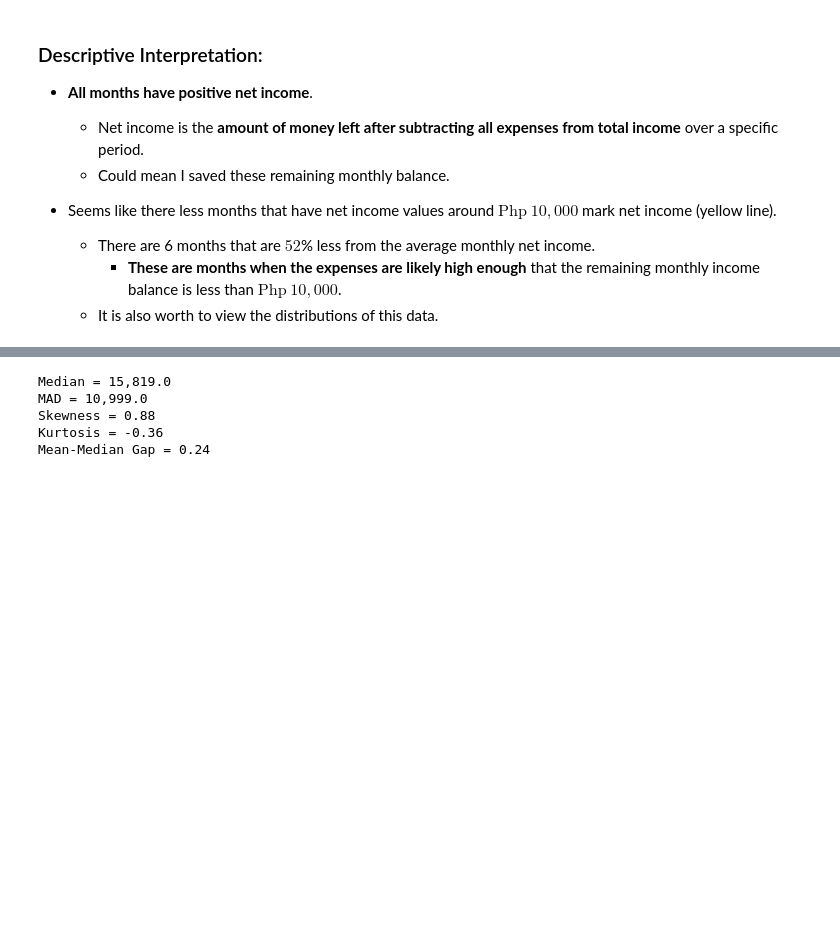
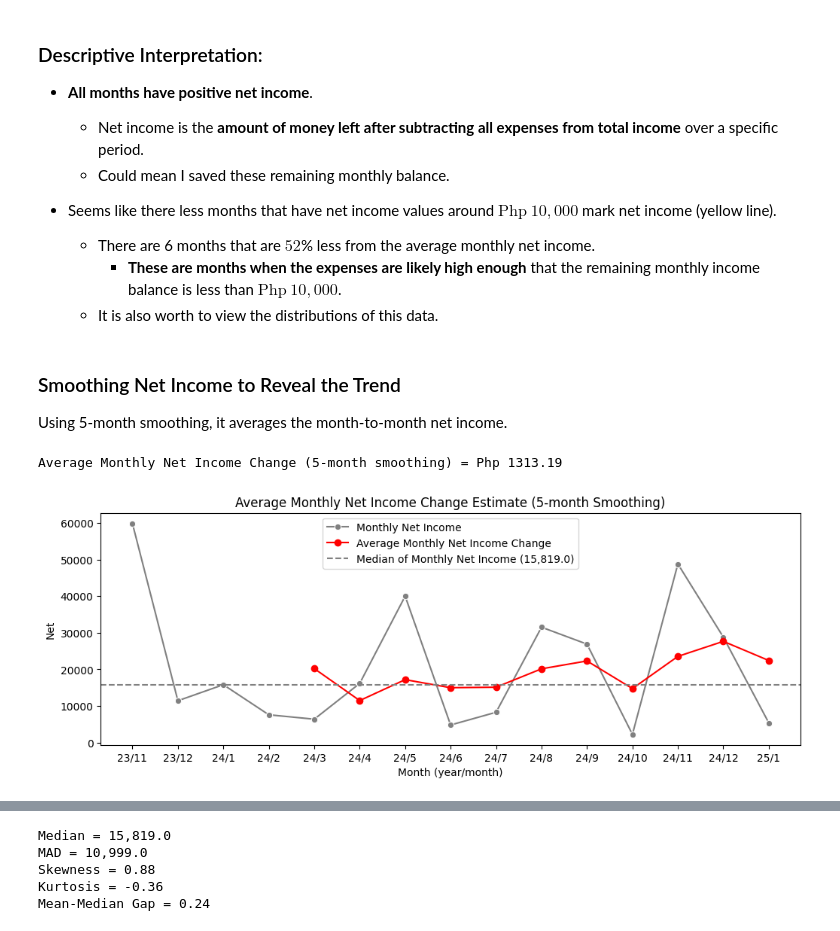
Before and after one commit to Ivan-Alexis-Tan/Finance-Manager, a Jupyter notebook: Personal Finance Analysis.ipynb, the cells around one changed output, grey strips where cells are left out. Drawn from its saved outputs; the diff is of its cells as text; code cells hidden in the pictures; blank space fills up the shorter version.

```diff
--- a/Personal Finance Analysis.ipynb
+++ b/Personal Finance Analysis.ipynb
@@ -623,3 +623,24 @@ Percent difference of 10,000 to mean = 52%
     - There are 6 months that are $52$% less from the average monthly net income.
         - **These are months when the expenses are likely high enough** that the remaining monthly income balance is less than $\text{Php}\: 10,000$.
     - It is also worth to view the distributions of this data.
+# %% [markdown]
+### Smoothing Net Income to Reveal the Trend
+Using 5-month smoothing, it averages the month-to-month net income.
+# %%
+# Smoothing the Trend by 5 months
+net_ave_in_5month = piv_net_income['Net'].rolling(window=5).mean()
+
+# Plotting in Line Plot
+plt.figure(figsize=(12, 4))                                                                                     #<- Figure size
+sns.lineplot(x=piv_net_income['y/m'], y=piv_net_income['Net'], label='Monthly Net Income', color='gray', marker='o') #<- Line plot base (Monthly income)
+plt.plot(piv_net_income['y/m'], net_ave_in_5month, label='Average Monthly Net Income Change', color='red', marker='o')    #<- Trend line (averages every 5-months)
+plt.axhline(piv_net_income['Net'].median(), color='gray', linestyle='--', label=f'Median of Monthly Net Income ({piv_net_income['Net'].median().round(2):,})')
+plt.title('Average Monthly Net Income Change Estimate (5-month Smoothing)')                                         #<- Title
+plt.xlabel('Month (year/month)')
+plt.legend()                                                                                                    #<- Displays legend
+
+# # Terminal Output
+print(f"Average Monthly Net Income Change (5-month smoothing) = Php {net_ave_in_5month.pct_change().mean() * piv_net_income['Net'].mean():.2f}")
+# %% [output]
+Average Monthly Net Income Change (5-month smoothing) = Php 1313.19
+[figure, added]
```
Also changed, not shown: parts of 4 cells of this notebook, 2 other files.
